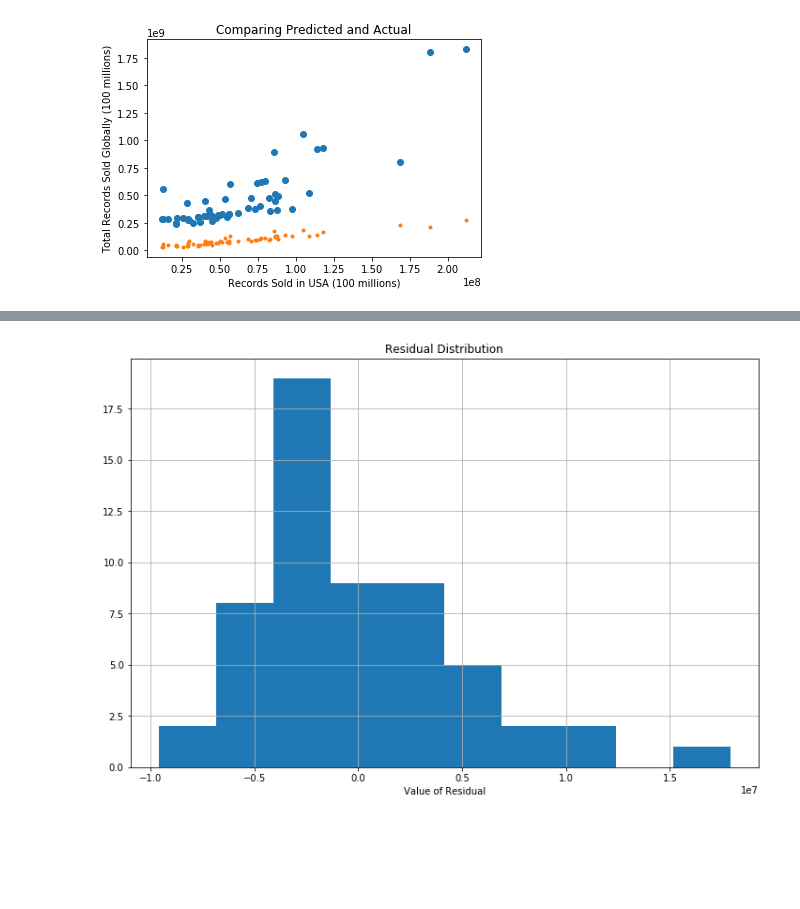
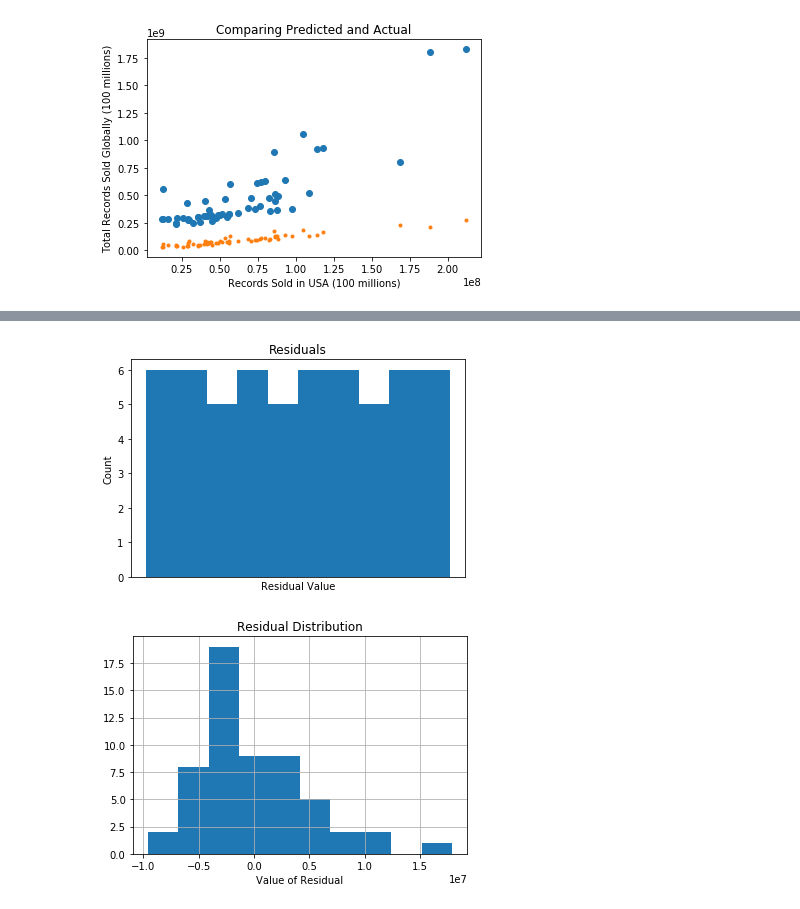
Before and after one commit to kpuryear/Puryear_Metis, a Jupyter notebook: Project2/Luther_Compiled.ipynb, the cells around one changed output, grey strips where cells are left out. Drawn from its saved outputs; the diff is of its cells as text; code cells hidden in the pictures; blank space fills up the shorter version.

```diff
--- a/Project2/Luther_Compiled.ipynb
+++ b/Project2/Luther_Compiled.ipynb
@@ -590,8 +605,20 @@ plt.ylabel('Residual');
+# %%
+plt.hist(ypredict-y2)
+plt.title('Residuals')
+plt.xlabel('Residual Value')
+plt.ylabel('Count')
+
+plt.xticks(());
+
+
+#plt.xticks(range(-40000000,50000000,10000000));
+# %% [output]
+[figure, added]
 # %%
 # Residual distribution (fit1: statsmodels)
 
-fit1.resid.hist(figsize=(12,8))
+fit1.resid.hist()
 plt.title('Residual Distribution')
 plt.xlabel('Value of Residual');
 # %% [output]
-[figure, old version]
+[figure, new version]
```
Also changed, not shown: parts of 8 cells of this notebook, 3 other files.
